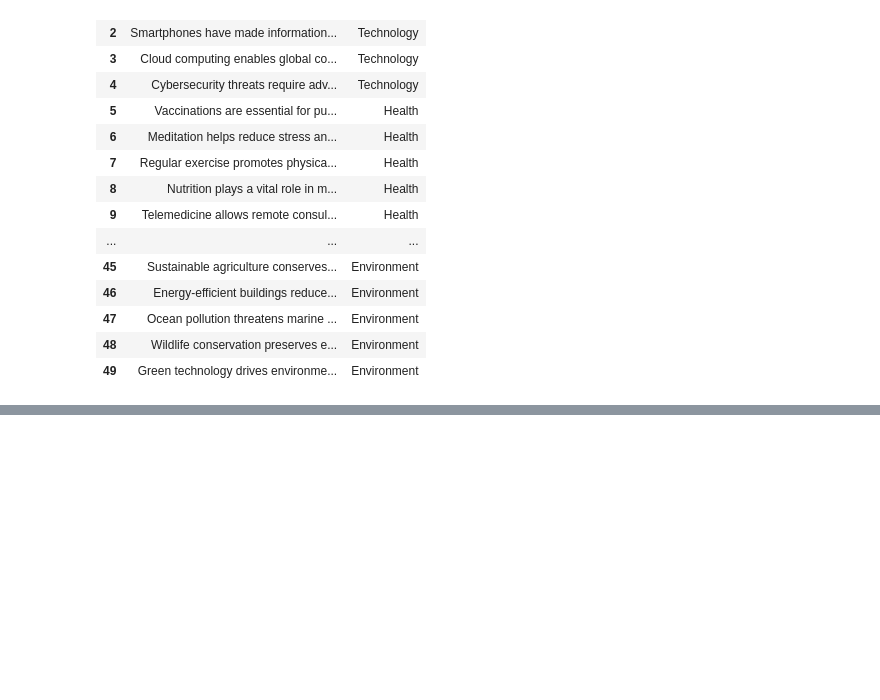
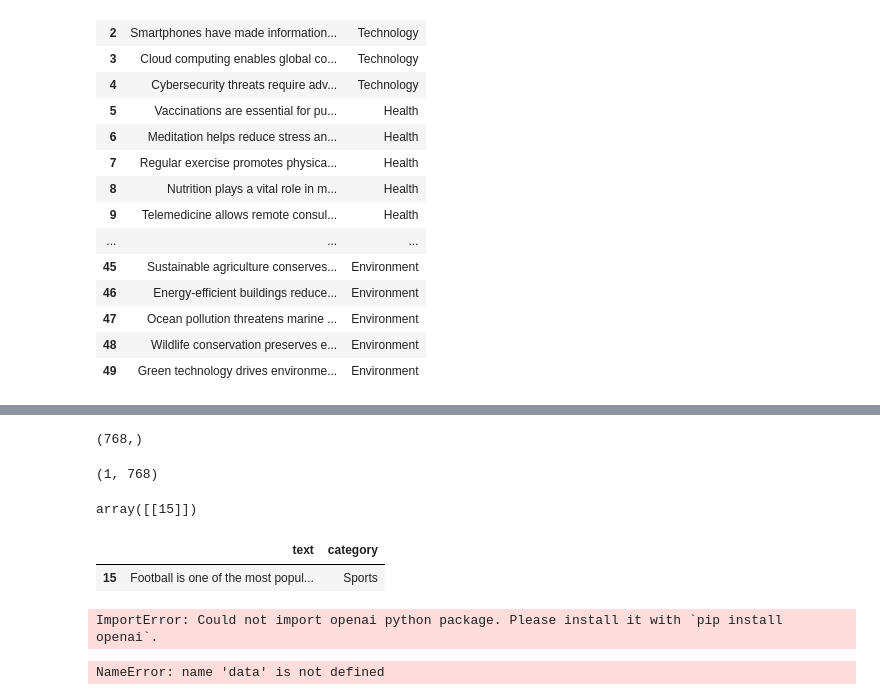
Before and after one commit to ShireenShamil/Projects__LLM, a Jupyter notebook: NewsTool/NewsTool.ipynb, the cells around one changed output, grey strips where cells are left out. Saved outputs shown, nothing was run; the diff lists cells and outputs as text; code cells hidden in the pictures; blank space fills up the shorter version.

Commit message:
LLM Chunks data stored in documents

```diff
--- a/NewsTool/NewsTool.ipynb
+++ b/NewsTool/NewsTool.ipynb
@@ -201,0 +215,26 @@ vectors.shape
+# %%
+index.add(vectors)
+# %%
+search_query="need to play"
+
+vec = encoder.encode(search_query)
+vec.shape
+# %% [output]
+(768,)
+# %%
+import numpy as np
+svec = np.array(vec).reshape(1,-1)
+svec.shape
+# %% [output]
+(1, 768)
+# %%
+distances, I = index.search(svec, k=1)
+# %%
+I
+# %% [output]
+array([[15]])
+# %%
+df.loc[I[0]]
+# %% [output]
+|  | text | category |
+| 15 | Football is one of the most popul... | Sports |
@@ -201,0 +256,23 @@ vectors.shape
+# %%
+# Initialise LLM with required params
+llm = OpenAI(temperature=0.9, max_tokens=500)
+
+loaders = UnstructuredURLLoader(urls=[
+"https://www.moneycontrol.com/news/business/markets/wall-street-rises-as-tesla-soars-on-ai-optimism-11351111.html",
+"https://www.moneycontrol.com/news/business/tata-motors-launches-punch-icng-price-starts-at-rs-7-1-lakh-11098751.html"
+])
+data = loaders.load()
+len(data)
+# %% [output]
+ImportError: Could not import openai python package. Please install it with `pip install openai`.
+# %%
+text_splitter = RecursiveCharacterTextSplitter(
+chunk_size=1000,
+chunk_overlap=200
+)
+
+# As data is of type documents we can directly use split_documents over split_text in order to get the chunks.
+docs = text_splitter.split_documents(data)
+len(docs)
+# %% [output]
+NameError: name 'data' is not defined
```
Also changed, not shown: parts of 8 cells of this notebook, 1 other file.
